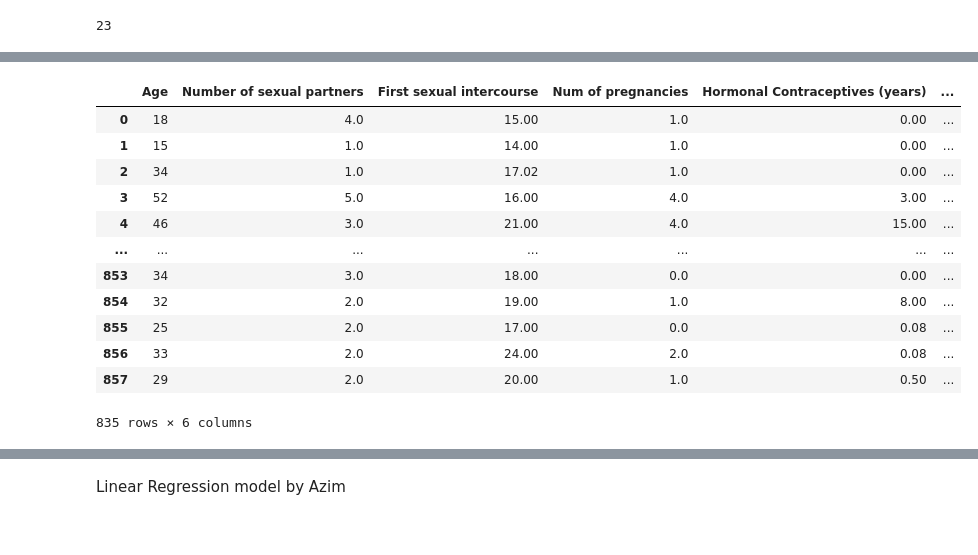
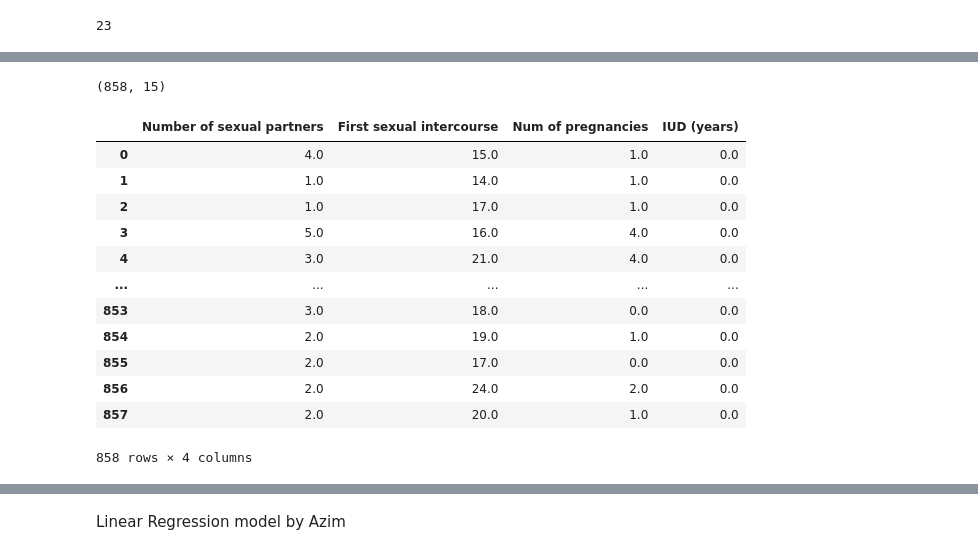
Before and after one commit to azharaizad/Latorians, a Jupyter notebook: CervicealCancer.ipynb, the cells around one changed output, grey strips where cells are left out. Saved outputs shown, nothing was run; the diff lists cells and outputs as text; code cells hidden in the pictures.

```diff
--- a/CervicealCancer.ipynb
+++ b/CervicealCancer.ipynb
@@ -75,9 +76,3 @@ Schiller                                0
 Citology                                0
 Biopsy                                  0
 dtype: int64
-# %%
-#drop the unecessary columns
-col = ['Smokes', 'IUD', 'STDs', 'STDs: Number of diagnosis', 'STDs: Time since first diagnosis', 'STDs: Time since last diagnosis', 'Dx','STDs (number)']
-data = data.drop(columns=col)
-#check the columns dropped or not
-data.isnull().sum()
@@ -104,7 +81,3 @@ dtype: int64
 data.duplicated().sum()
 # %% [output]
 23
-# %%
-#drop the duplicated row
-data.drop_duplicates(inplace=True)
-data
@@ -221,0 +153,17 @@ dtype: int64
+# %%
+import pandas as pd
+
+# Assuming you have a DataFrame named df with input features and target value
+target_column = 'Diagnosed'  # Specify the name of the target column
+correlation_threshold = 0.05  # Specify the correlation threshold
+print(datamean.corr()[target_column])
+# Calculate the correlation between the target and input features, excluding the target column
+correlation = datamean.corr()[target_column]
+
+# Identify the columns with correlation great than the threshold and not equal to 1
+columns_to_drop = correlation[(correlation.abs() > correlation_threshold) & (correlation != 1)].index
+
+# Drop the identified columns from the DataFrame
+datamean = datamean.drop(columns_to_drop, axis=1)
+
+print(datamean.head)
@@ -222,24 +218,32 @@ dtype: int64
+# %%
+#based on the heatmap
+#drop the unecessary columns
+col = ['Smokes', 'STDs: Time since first diagnosis', 'STDs: Time since last diagnosis','STDs:AIDS','STDs:cervical condylomatosis']
+datamean.drop(columns=col, inplace=True)
+datamean.shape
+# %% [output]
+(858, 15)
 # %%
 #DATA ANALYSIS
 y_variable=['Diagnosed'] #Create columns for y variables
 #Create columns for non-boolean x variables
-X_col_new = ['Age','Number of sexual partners','First sexual intercourse','Num of pregnancies','Hormonal Contraceptives (years)','IUD (years)']
+X_col_new = ['Number of sexual partners','First sexual intercourse','Num of pregnancies','IUD (years)']
 x_var = datamean[X_col_new] #Create new dataset for non-boolean x variables
 x_var
 # %% [output]
-|  | Age | Number of sexual partners | First sexual intercourse | Num of pregnancies | Hormonal Contraceptives (years) | ... |
-| 0 | 18 | 4.0 | 15.00 | 1.0 | 0.00 | ... |
-| 1 | 15 | 1.0 | 14.00 | 1.0 | 0.00 | ... |
-| 2 | 34 | 1.0 | 17.02 | 1.0 | 0.00 | ... |
-| 3 | 52 | 5.0 | 16.00 | 4.0 | 3.00 | ... |
-| 4 | 46 | 3.0 | 21.00 | 4.0 | 15.00 | ... |
-| ... | ... | ... | ... | ... | ... | ... |
-| 853 | 34 | 3.0 | 18.00 | 0.0 | 0.00 | ... |
-| 854 | 32 | 2.0 | 19.00 | 1.0 | 8.00 | ... |
-| 855 | 25 | 2.0 | 17.00 | 0.0 | 0.08 | ... |
-| 856 | 33 | 2.0 | 24.00 | 2.0 | 0.08 | ... |
-| 857 | 29 | 2.0 | 20.00 | 1.0 | 0.50 | ... |
+|  | Number of sexual partners | First sexual intercourse | Num of pregnancies | IUD (years) |
+| 0 | 4.0 | 15.0 | 1.0 | 0.0 |
+| 1 | 1.0 | 14.0 | 1.0 | 0.0 |
+| 2 | 1.0 | 17.0 | 1.0 | 0.0 |
+| 3 | 5.0 | 16.0 | 4.0 | 0.0 |
+| 4 | 3.0 | 21.0 | 4.0 | 0.0 |
+| ... | ... | ... | ... | ... |
+| 853 | 3.0 | 18.0 | 0.0 | 0.0 |
+| 854 | 2.0 | 19.0 | 1.0 | 0.0 |
+| 855 | 2.0 | 17.0 | 0.0 | 0.0 |
+| 856 | 2.0 | 24.0 | 2.0 | 0.0 |
+| 857 | 2.0 | 20.0 | 1.0 | 0.0 |
-835 rows × 6 columns
+858 rows × 4 columns
 # %%
 #Method to look for outliers using z-score
 
```
Also changed, not shown: parts of 82 cells of this notebook, 5 other files.
